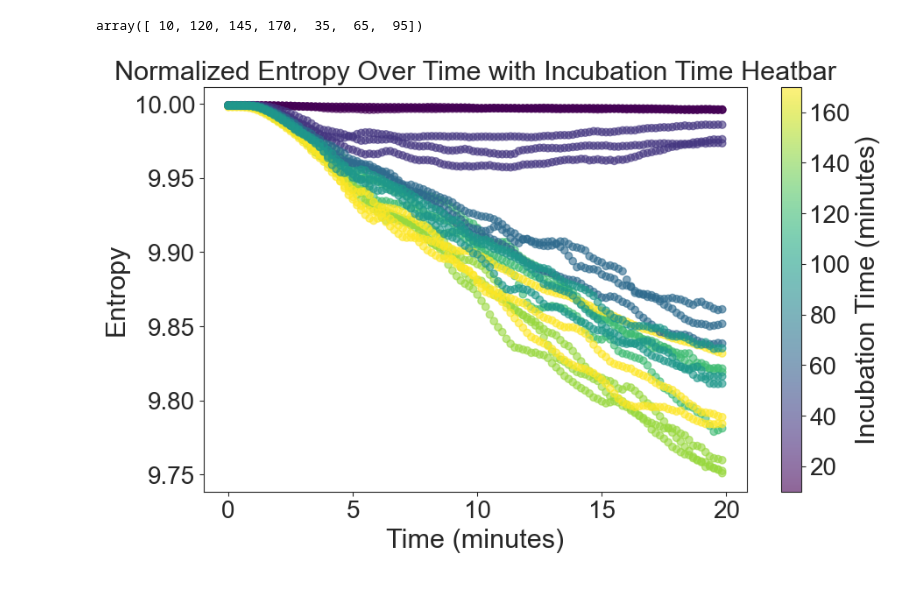
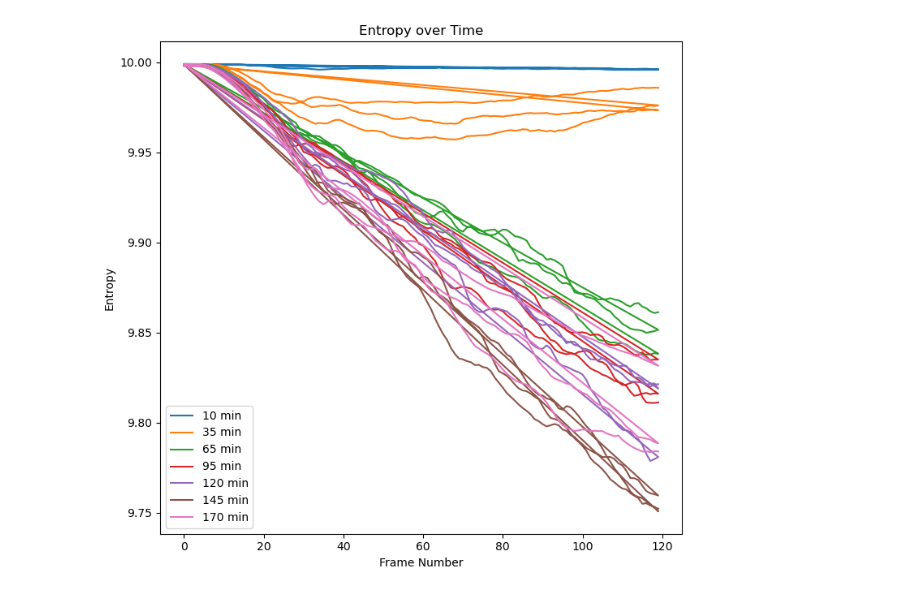
Before and after one commit to shichenliu97/active-matters-programmed-phase-transition, a Jupyter notebook: analysis/figure_1_image_entropy.ipynb, the cells around one changed output. Saved outputs shown, nothing was run; the diff lists cells and outputs as text; code cells hidden in the pictures.

Commit message:
full image entropy

```diff
--- a/analysis/figure_1_image_entropy.ipynb
+++ b/analysis/figure_1_image_entropy.ipynb
@@ -26,15 +28,37 @@ def calculate_grid_entropy(image, grid_size=(32, 32)):
     entropy = -np.sum(entropy_values * np.log2(entropy_values + np.finfo(float).eps))
     return entropy
 # %%
+# Function to sort filenames naturally
+def natural_sort_key(s):
+    return [int(text) if text.isdigit() else text.lower() for text in re.split('([0-9]+)', s)]
+
+# Function to calculate Shannon entropy of an image based on grid cells
+def calculate_grid_entropy(image, grid_size=(32, 32)):
+    height, width = image.shape[:2]
+    cell_height, cell_width = height // grid_size[0], width // grid_size[1]
+    entropy_values = []
+
+    for i in range(0, height, cell_height):
+        for j in range(0, width, cell_width):
+            # Adjust the cell to not go out of bounds
+            cell = image[i:min(i+cell_height, height), j:min(j+cell_width, width)]
+            mean_intensity = np.mean(cell)
+            entropy_values.append(mean_intensity)
+
+    entropy_values = np.array(entropy_values)
+    entropy_values /= entropy_values.sum() + np.finfo(float).eps  # Normalize to sum to 1
+    entropy = -np.sum(entropy_values * np.log2(entropy_values + np.finfo(float).eps))  # Shannon entropy
+    return entropy
+
 def process_image_sequence(tiff_folder_path):
-    tiff_files = [f for f in os.listdir(tiff_folder_path) if f.endswith('_Cy5_000.tif')]
+    # Get and sort tiff files
+    tiff_files = sorted([f for f in os.listdir(tiff_folder_path) if f.endswith('_Cy5_000.tif')], key=natural_sort_key)
     entropy_over_time = []
 
     for tiff_file in tiff_files:
         image_path = os.path.join(tiff_folder_path, tiff_file)
         image = Image.open(image_path)
         image_np = np.array(image)
-
 
         # Apply a uniform filter to the image
         size = 8  # The size of the filtering window
@@ -46,7 +70,7 @@ def process_image_sequence(tiff_folder_path):
     return entropy_over_time
 
 # Assuming base_path is the directory containing your 'posX' folders
-base_folder = '/Volumes/SL_2023/0104'
+base_folder = '/Users/scliu/Dropbox (Personal)/Academics/PhD_phase/Thomson_Lab/local_to_global_pre-print/data/figure_1/0104'
 experiment_folders = [f for f in os.listdir(base_folder) if 'correlation' in f]
 
 video_data = []
@@ -71,4 +95,21 @@ for exp_folder in experiment_folders:
 
 # Create DataFrame
 df = pd.DataFrame(video_data)
+
+# Display the DataFrame (optional)
+print(df.head())
+
+# Plotting the results (optional)
+plt.figure(figsize=(14, 7))
+
+plt.subplot(1, 2, 1)
+for key, grp in df.groupby(['Incubation Time']):
+    plt.plot(grp['Frame Number'], grp['Entropy'], label=f'{key} min')
+plt.xlabel('Frame Number')
+plt.ylabel('Entropy')
+plt.title('Entropy over Time')
+plt.legend()
+
+plt.tight_layout()
+plt.show()
 # %% [output]
@@ -92,16 +133 @@ Processing folder: /Volumes/SL_2023/0104/correlation_95_min_no_6.1_1/Pos2
+[figure, added]
-# %%
-df['Incubation Time'].unique()
-# %% [output]
-array([ 10, 120, 145, 170,  35,  65,  95])
-# %%
-
-# Plotting
-plt.figure(figsize=(10, 6))
-sc = plt.scatter(df['Frame Number']*10/60, df['Entropy'], c=df['Incubation Time'], cmap='viridis', alpha=0.6)
-plt.colorbar(sc, label='Incubation Time (minutes)')
-plt.xlabel('Time (minutes)')
-plt.ylabel('Entropy')
-plt.title('Normalized Entropy Over Time with Incubation Time Heatbar')
-plt.show()
-# %% [output]
-[figure, removed]
```
Also changed, not shown: parts of 47 cells of this notebook.
